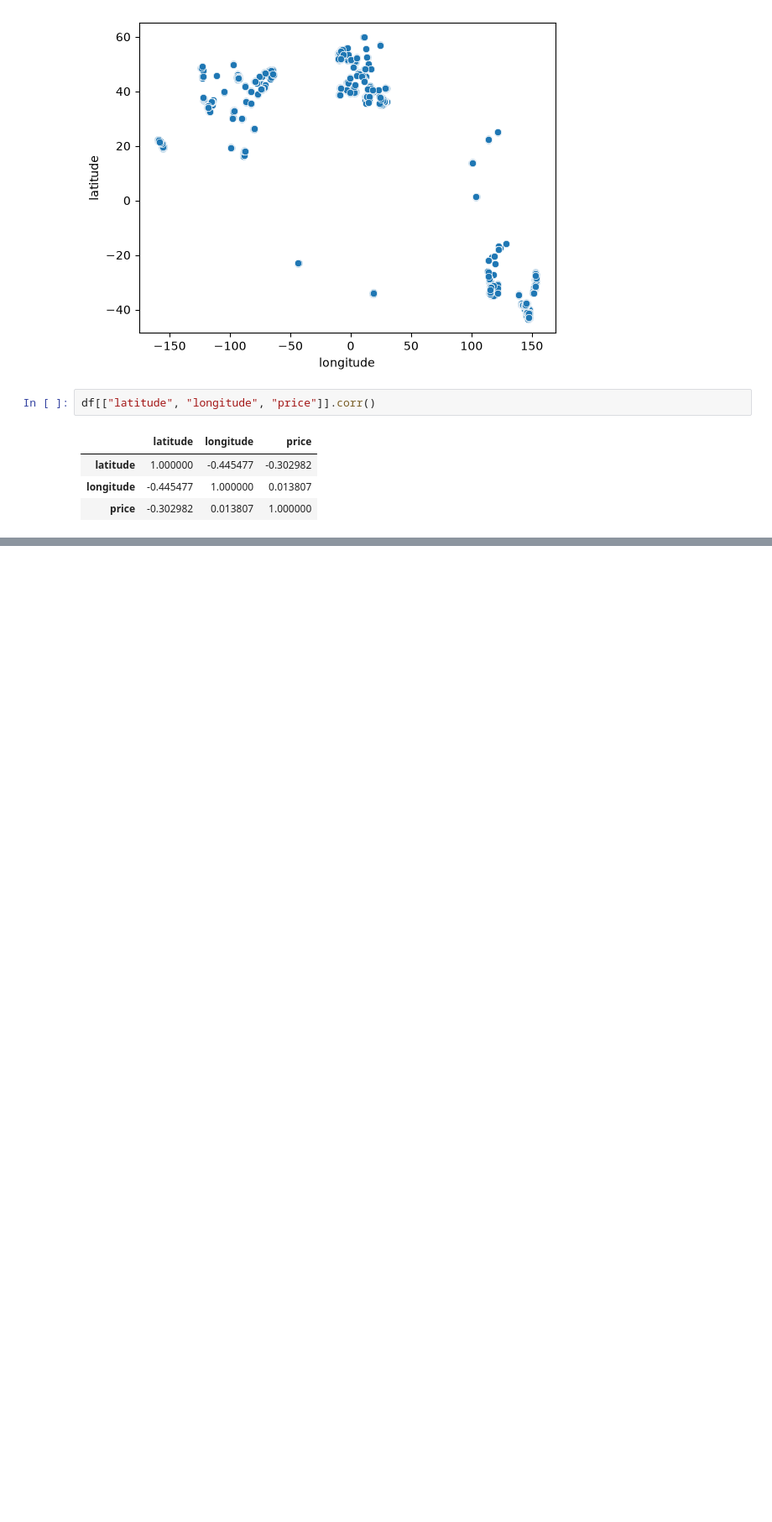
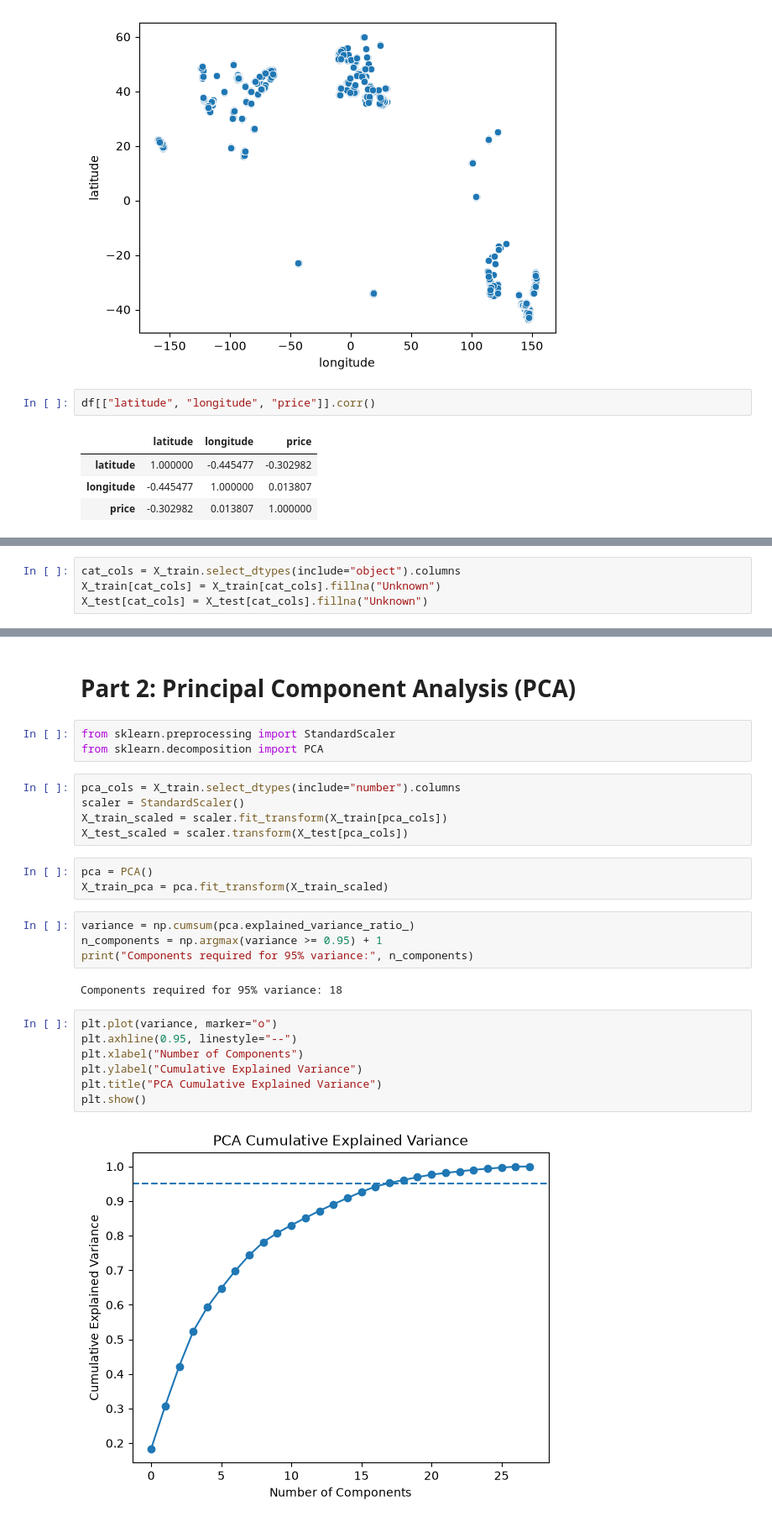
Before and after one commit to adityasaini-devx/Task_03-Unsupervised-Learning, a Jupyter notebook: Task-3.ipynb, the cells around one changed output, grey strips where cells are left out. Shown at 84% size. Drawn from its saved outputs; the diff is of its cells as text; blank space fills up the shorter version.

```diff
--- a/Task-3.ipynb
+++ b/Task-3.ipynb
@@ -931,0 +847,4 @@ from sklearn.model_selection import train_test_split
+# %%
+cat_cols = X_train.select_dtypes(include="object").columns
+X_train[cat_cols] = X_train[cat_cols].fillna("Unknown")
+X_test[cat_cols] = X_test[cat_cols].fillna("Unknown")
@@ -931,0 +860,28 @@ from sklearn.model_selection import train_test_split
+# %% [markdown]
+# Part 2: Principal Component Analysis (PCA)
+# %%
+from sklearn.preprocessing import StandardScaler
+from sklearn.decomposition import PCA
+# %%
+pca_cols = X_train.select_dtypes(include="number").columns
+scaler = StandardScaler()
+X_train_scaled = scaler.fit_transform(X_train[pca_cols])
+X_test_scaled = scaler.transform(X_test[pca_cols])
+# %%
+pca = PCA()
+X_train_pca = pca.fit_transform(X_train_scaled)
+# %%
+variance = np.cumsum(pca.explained_variance_ratio_)
+n_components = np.argmax(variance >= 0.95) + 1
+print("Components required for 95% variance:", n_components)
+# %% [output]
+Components required for 95% variance: 18
+# %%
+plt.plot(variance, marker="o")
+plt.axhline(0.95, linestyle="--")
+plt.xlabel("Number of Components")
+plt.ylabel("Cumulative Explained Variance")
+plt.title("PCA Cumulative Explained Variance")
+plt.show()
+# %% [output]
+[figure, added]
```
Also changed, not shown: parts of 56 cells of this notebook.
